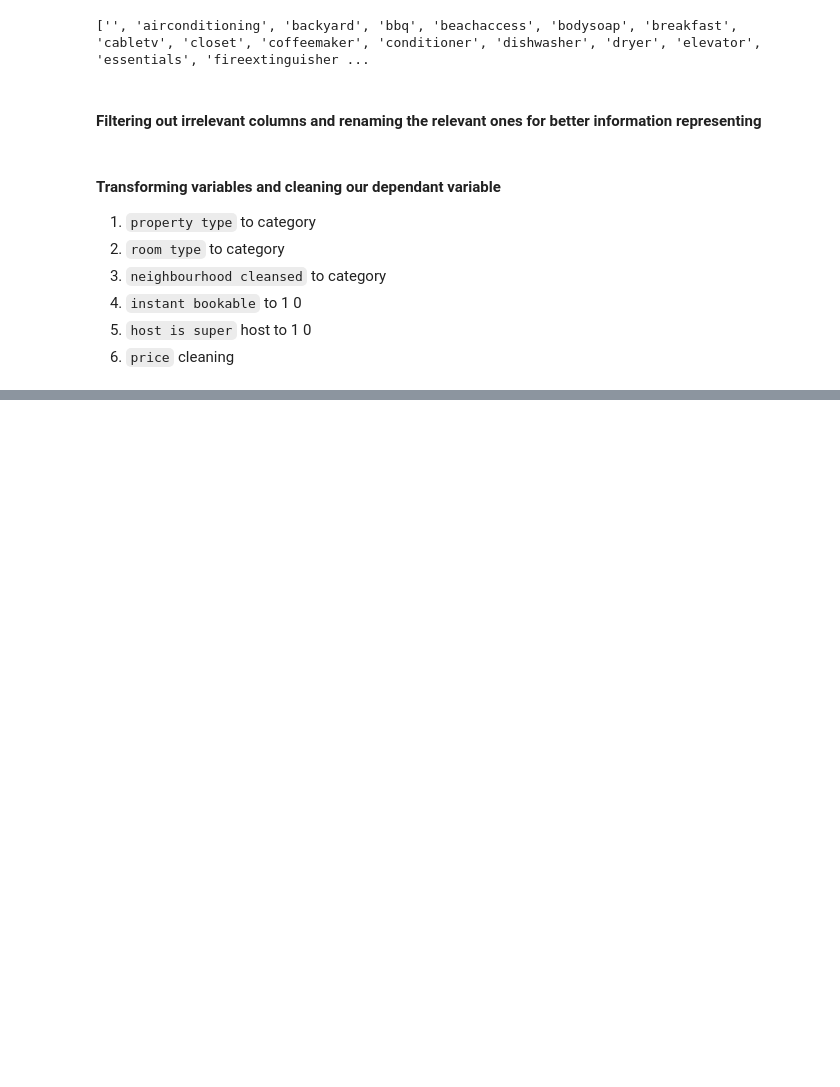
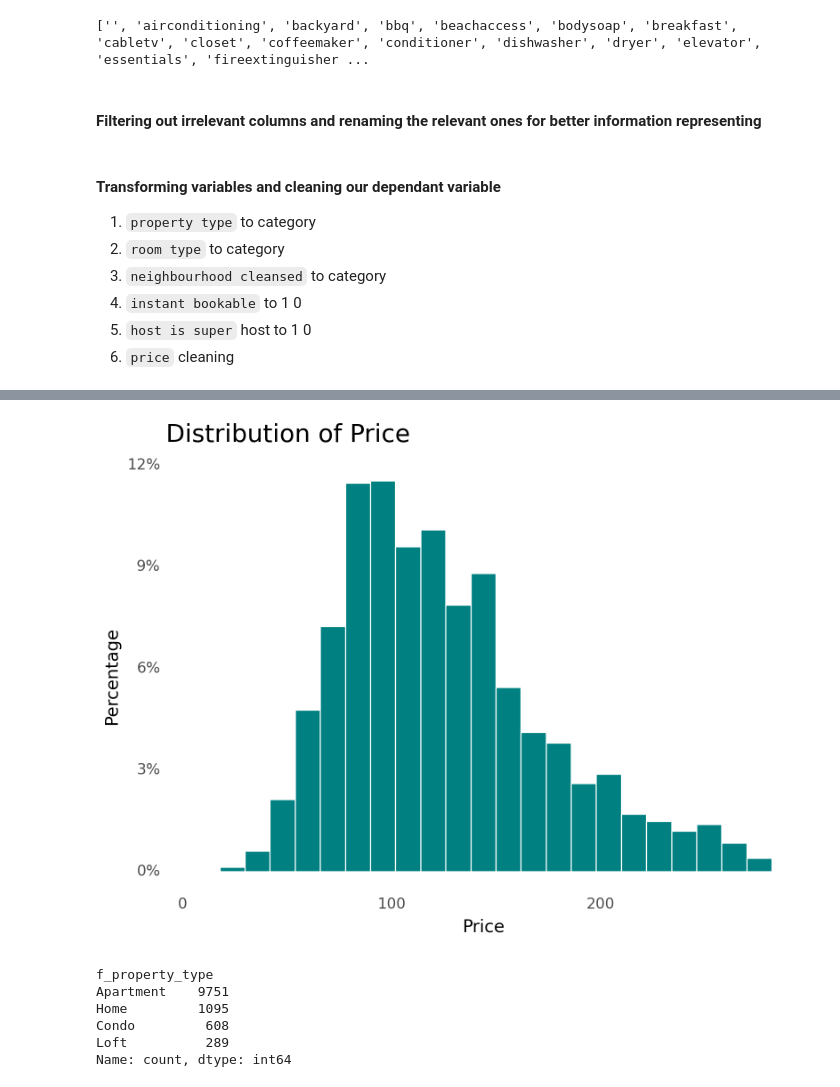
Before and after one commit to arbash-malik/DA3, a Jupyter notebook: Assignment 2/Assignment 2.ipynb, the cells around one changed output, grey strips where cells are left out. Drawn from its saved outputs; the diff is of its cells as text; code cells hidden in the pictures; blank space fills up the shorter version.

```diff
--- a/Assignment 2/Assignment 2.ipynb
+++ b/Assignment 2/Assignment 2.ipynb
@@ -198,0 +256,10 @@ filtered_df['price'] = filtered_df['price'].astype(int)
+# %%
+# Extra check to ensure our dummy columns are integer columns
+
+dummy_cols = filtered_df.filter(regex='^d_').columns
+filtered_df[dummy_cols] = filtered_df[dummy_cols].fillna(0).astype(int)
+# %%
+# Dropping irrelevant columns for a cleaner dataframe
+
+columns_to_drop = ['d_','amenities_cleaned']
+clean_df = filtered_df.drop(columns_to_drop, axis=1)
@@ -198,0 +289,19 @@ filtered_df['price'] = filtered_df['price'].astype(int)
+# %%
+clean_df['f_property_type'] = clean_df['f_property_type'].replace({'Entire rental unit': 'Apartment',
+'Entire home': 'Home',
+'Entire condo': 'Condo',
+'Entire serviced apartment': 'Apartment',
+'Entire loft': 'Loft',
+'Entire villa': 'Loft',
+'Entire townhouse': 'Home',
+'Entire cottage': 'Home',
+'Entire vacation home': 'Home',
+'Entire guesthouse': 'Home',
+'Entire guest suite': 'Apartment',
+'Entire cabin': 'Condo',
+'Entire place': 'Apartment',
+'Entire chalet': 'Home',
+'Entire bungalow':'Home',
+'Entire bed and breakfast': 'Home',
+'Entire hostel': 'Condo',
+'Entire home/apt': 'Home'})
@@ -198,0 +333,3 @@ filtered_df['price'] = filtered_df['price'].astype(int)
+# %%
+# dropping values over 276 (95% percentile) ~ 700 values
+clean_df = clean_df.loc[clean_df['price'] <= 276]
@@ -198,0 +357,22 @@ filtered_df['price'] = filtered_df['price'].astype(int)
+# %%
+plot = ggplot(clean_df, aes(x='price', y="stat(count)/sum(stat(count))")) + \
+       geom_histogram(binwidth=12, fill='#008080', color='white') + \
+       labs(title="Distribution of Price", x="Price", y="Percentage") + \
+       theme_minimal() + \
+       theme(panel_grid_major=element_blank(), panel_grid_minor=element_blank(),
+             plot_title=element_text(size=20), axis_text=element_text(size=12), axis_title=element_text(size=14),
+             figure_size=(8, 6)) + \
+       scale_y_continuous(labels=percent_format())
+
+print(plot)
+# %% [output]
+[figure, added]
+# %%
+clean_df['f_property_type'].value_counts()
+# %% [output]
+f_property_type
+Apartment    9751
+Home         1095
+Condo         608
+Loft          289
+Name: count, dtype: int64
```
Also changed, not shown: parts of 14 cells of this notebook.
